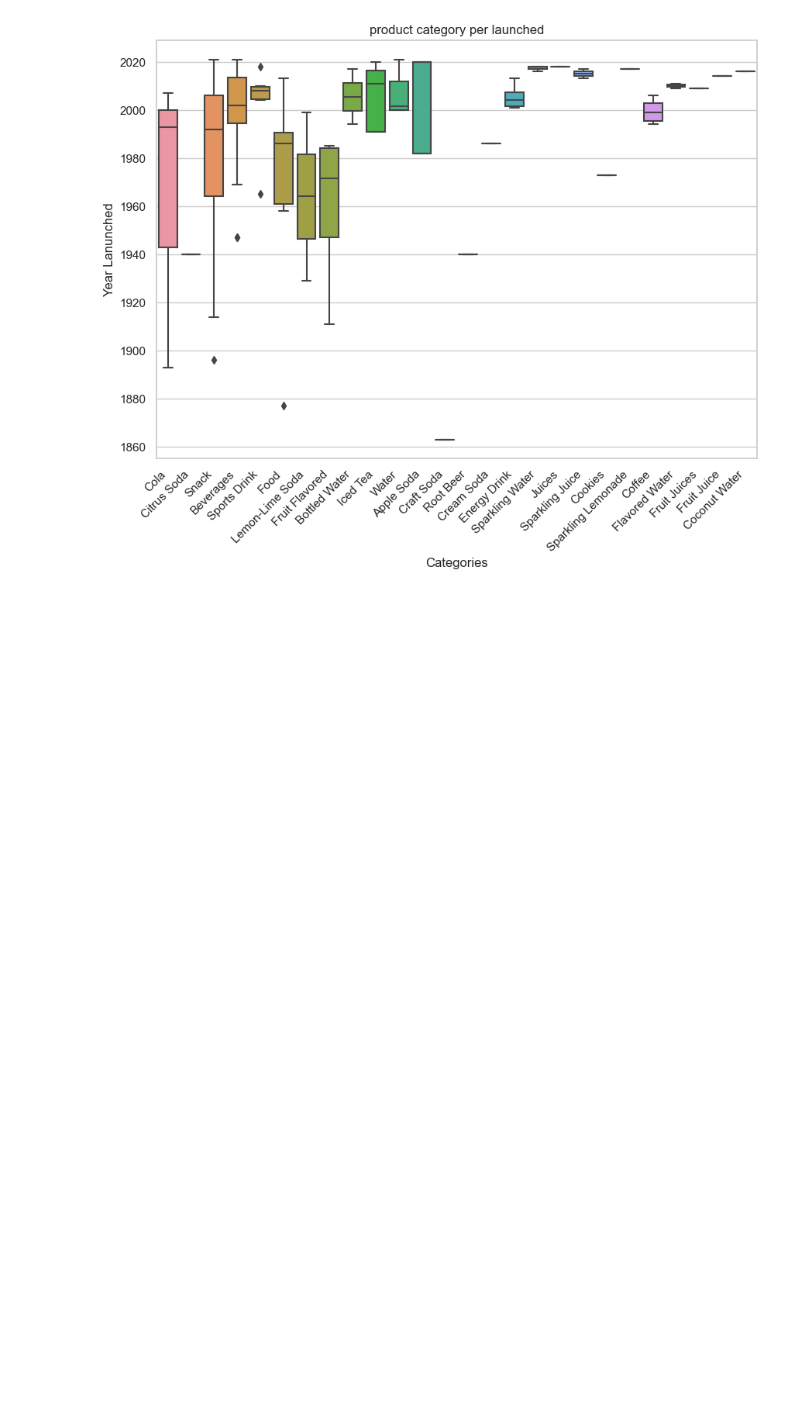
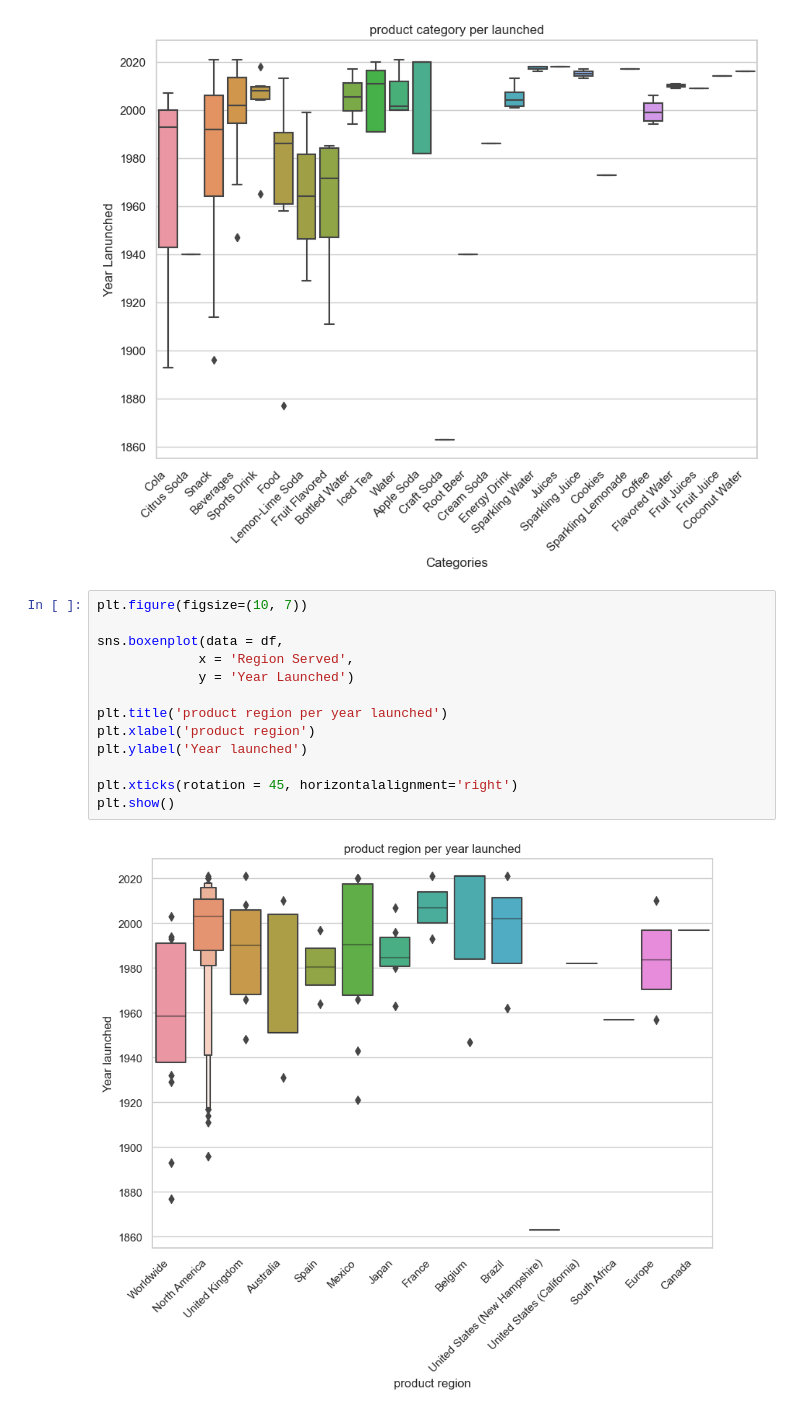
Before and after one commit to abdyraman/pepsico, a Jupyter notebook: Pepsico_database.ipynb, the cells around one changed output. Saved outputs shown, nothing was run; the diff lists cells and outputs as text; blank space fills up the shorter version.

```diff
--- a/Pepsico_database.ipynb
+++ b/Pepsico_database.ipynb
@@ -292,3 +292,18 @@ plt.xticks(rotation = 45, horizontalalignment='right')
 plt.show()
 # %% [output]
 [figure]
+# %%
+plt.figure(figsize=(10, 7))
+
+sns.boxenplot(data = df,
+             x = 'Region Served',
+             y = 'Year Launched')
+
+plt.title('product region per year launched')
+plt.xlabel('product region')
+plt.ylabel('Year launched')
+
+plt.xticks(rotation = 45, horizontalalignment='right')
+plt.show()
+# %% [output]
+[figure, added]
```
Also changed, not shown: parts of 1 cell of this notebook.
